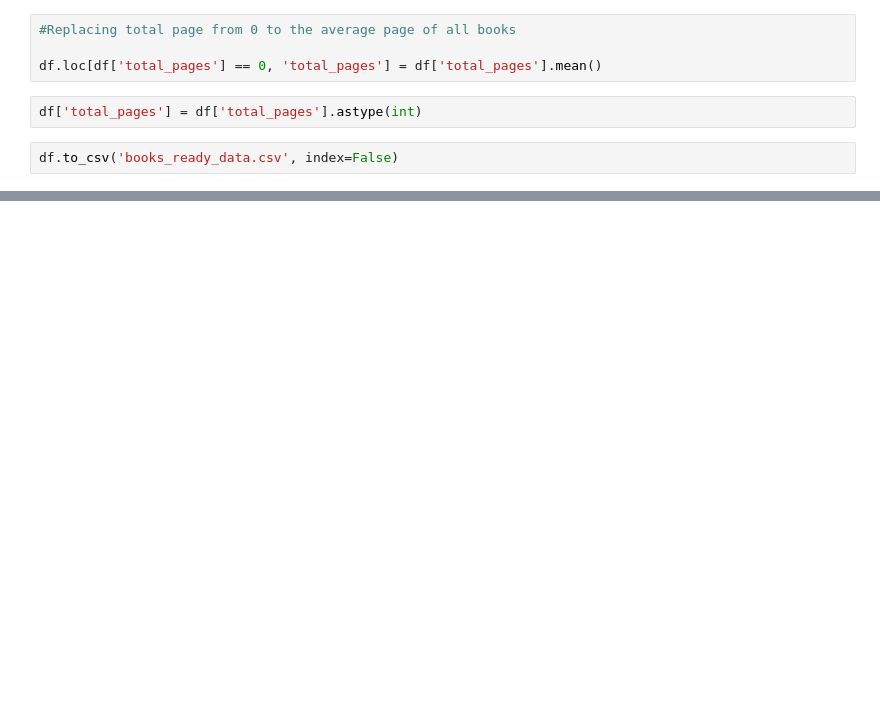
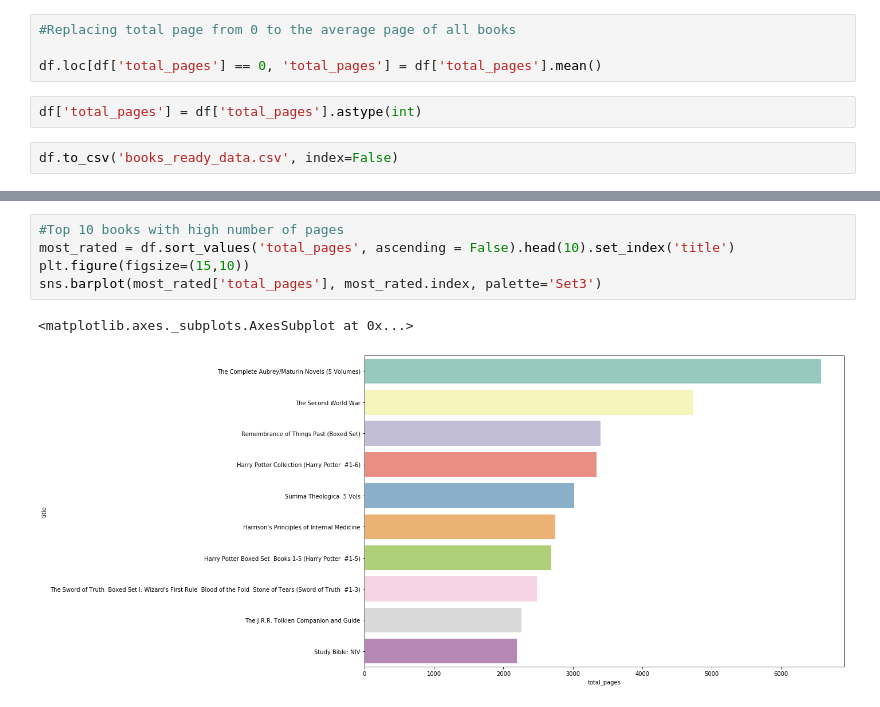
Before and after one commit to LizK/EDA---Books, a Jupyter notebook: Code/Clean/Cleaning_Code.ipynb, the cells around one changed output, grey strips where cells are left out. Cells and saved outputs as stored; diff of their text form; blank space fills up the shorter version.

```diff
--- a/Code/Clean/Cleaning_Code.ipynb
+++ b/Code/Clean/Cleaning_Code.ipynb
@@ -190,0 +248,8 @@ df.to_csv('books_ready_data.csv', index=False)
+# %%
+#Top 10 books with high number of pages
+most_rated = df.sort_values('total_pages', ascending = False).head(10).set_index('title')
+plt.figure(figsize=(15,10))
+sns.barplot(most_rated['total_pages'], most_rated.index, palette='Set3')
+# %% [output]
+<matplotlib.axes._subplots.AxesSubplot at 0x...>
+[figure, added]
```
Also changed, not shown: parts of 20 cells of this notebook, 2 other files.
